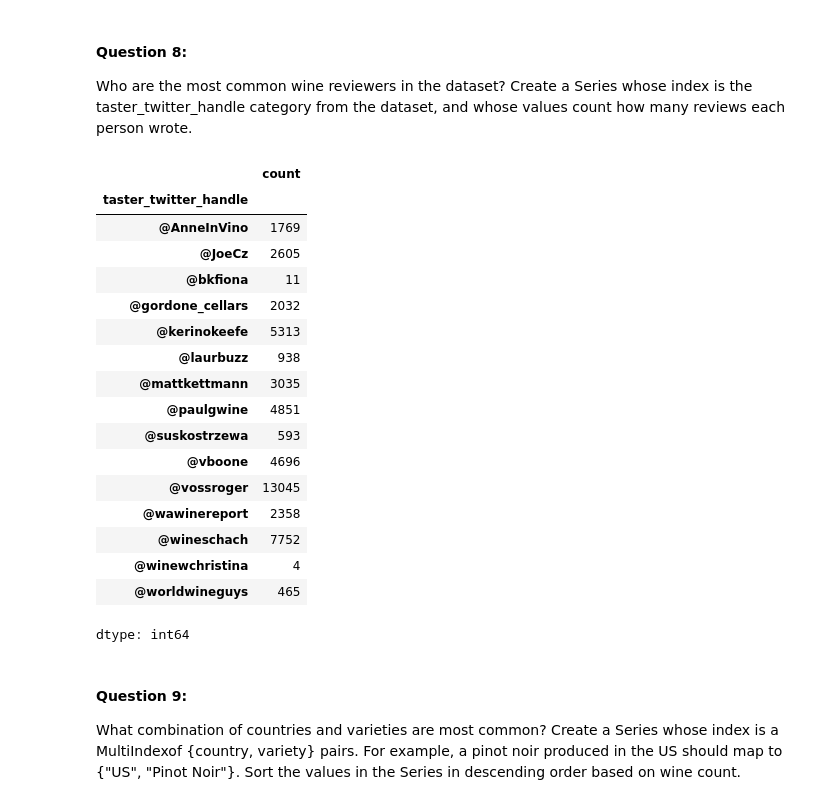
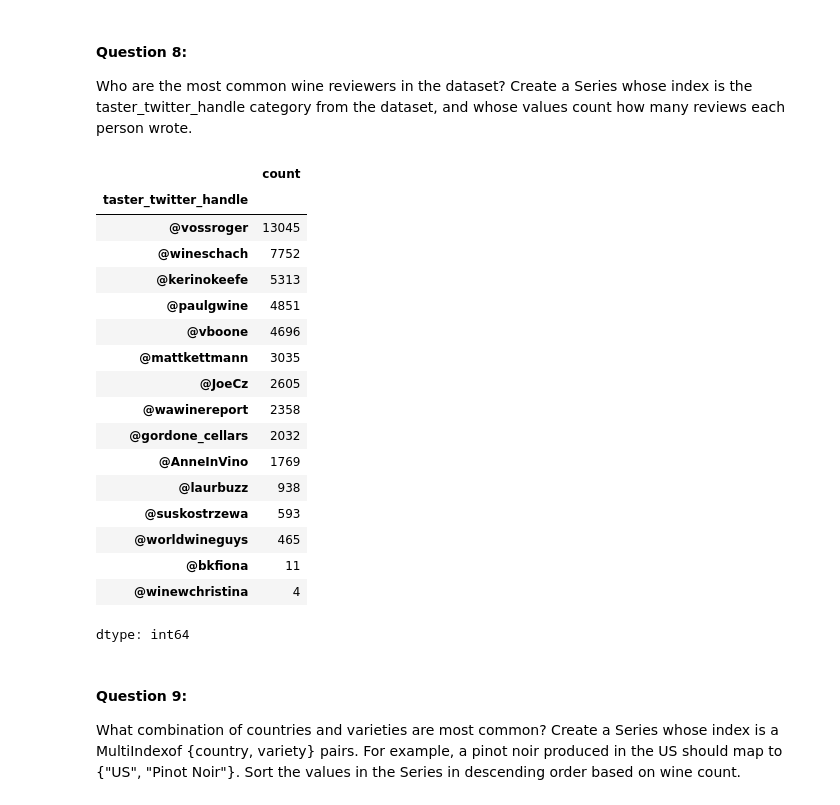
Before and after one commit to CS133-DataVisualization/cl-and-homework-willyta1, a Jupyter notebook: M02_HW02_pandas.ipynb, the cells around one changed output. Saved outputs shown, nothing was run; the diff lists cells and outputs as text; code cells hidden in the pictures.

```diff
--- a/M02_HW02_pandas.ipynb
+++ b/M02_HW02_pandas.ipynb
@@ -201,26 +201,27 @@ Who are the most common wine reviewers in the dataset? Create a Series whose ind
 # %%
 # Your code here . . .
 # reviewers = pd.Series(index=wine['taster_twitter_handle'])
-reviewers = wine.groupby('taster_twitter_handle').taster_twitter_handle.value_counts()
+reviewers = wine['taster_twitter_handle'].value_counts()
+# group together twitter handles, then
 reviewers
 # %% [output]
 |  | count |
 | taster_twitter_handle |  |
+| @vossroger | 13045 |
+| @wineschach | 7752 |
+| @kerinokeefe | 5313 |
+| @paulgwine | 4851 |
+| @vboone | 4696 |
+| @mattkettmann | 3035 |
+| @JoeCz | 2605 |
+| @wawinereport | 2358 |
+| @gordone_cellars | 2032 |
 | @AnneInVino | 1769 |
-| @JoeCz | 2605 |
+| @laurbuzz | 938 |
+| @suskostrzewa | 593 |
+| @worldwineguys | 465 |
 | @bkfiona | 11 |
-| @gordone_cellars | 2032 |
-| @kerinokeefe | 5313 |
-| @laurbuzz | 938 |
-| @mattkettmann | 3035 |
-| @paulgwine | 4851 |
-| @suskostrzewa | 593 |
-| @vboone | 4696 |
-| @vossroger | 13045 |
-| @wawinereport | 2358 |
-| @wineschach | 7752 |
 | @winewchristina | 4 |
-| @worldwineguys | 465 |
 dtype: int64
 # %% [markdown]
 #### Question 9: ####
```
